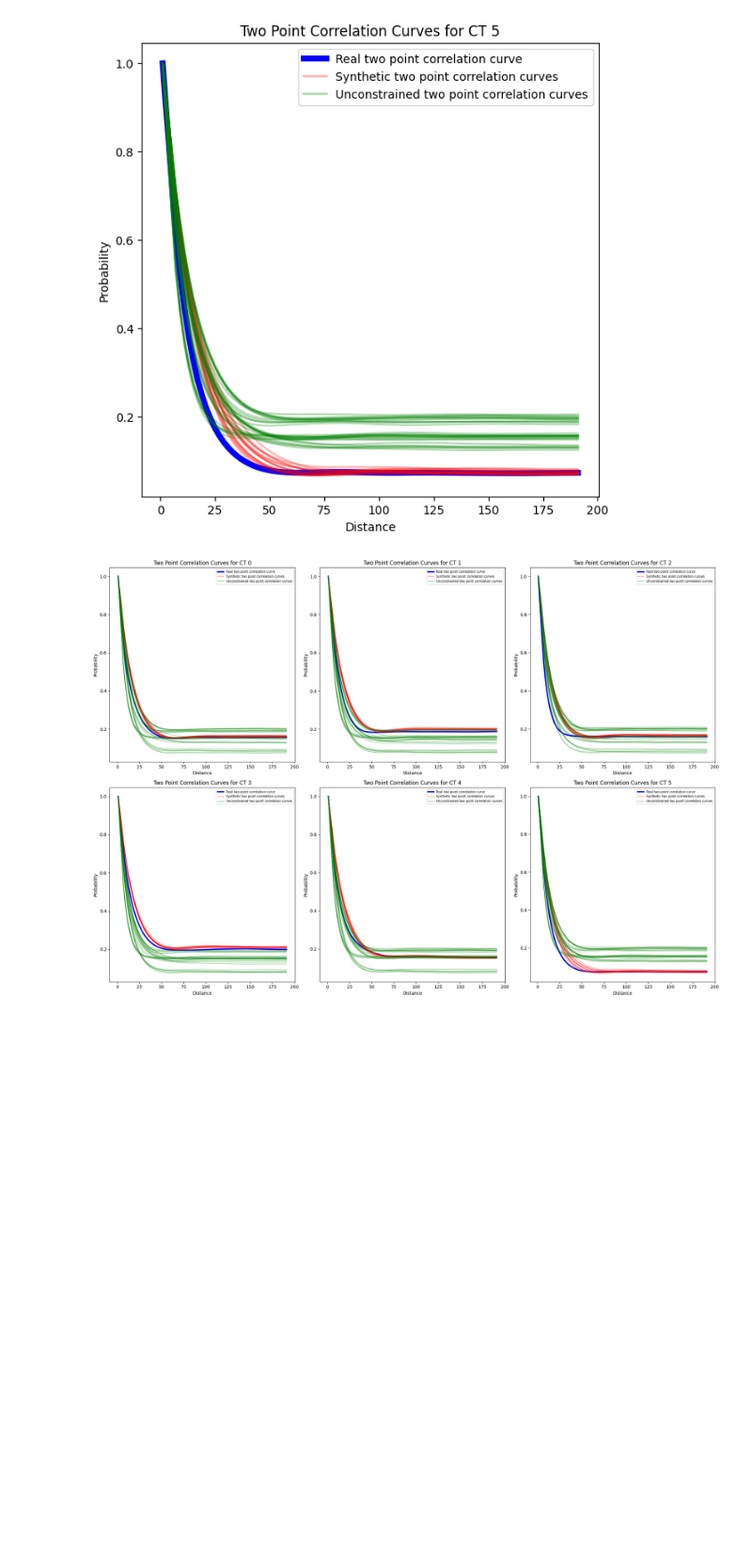
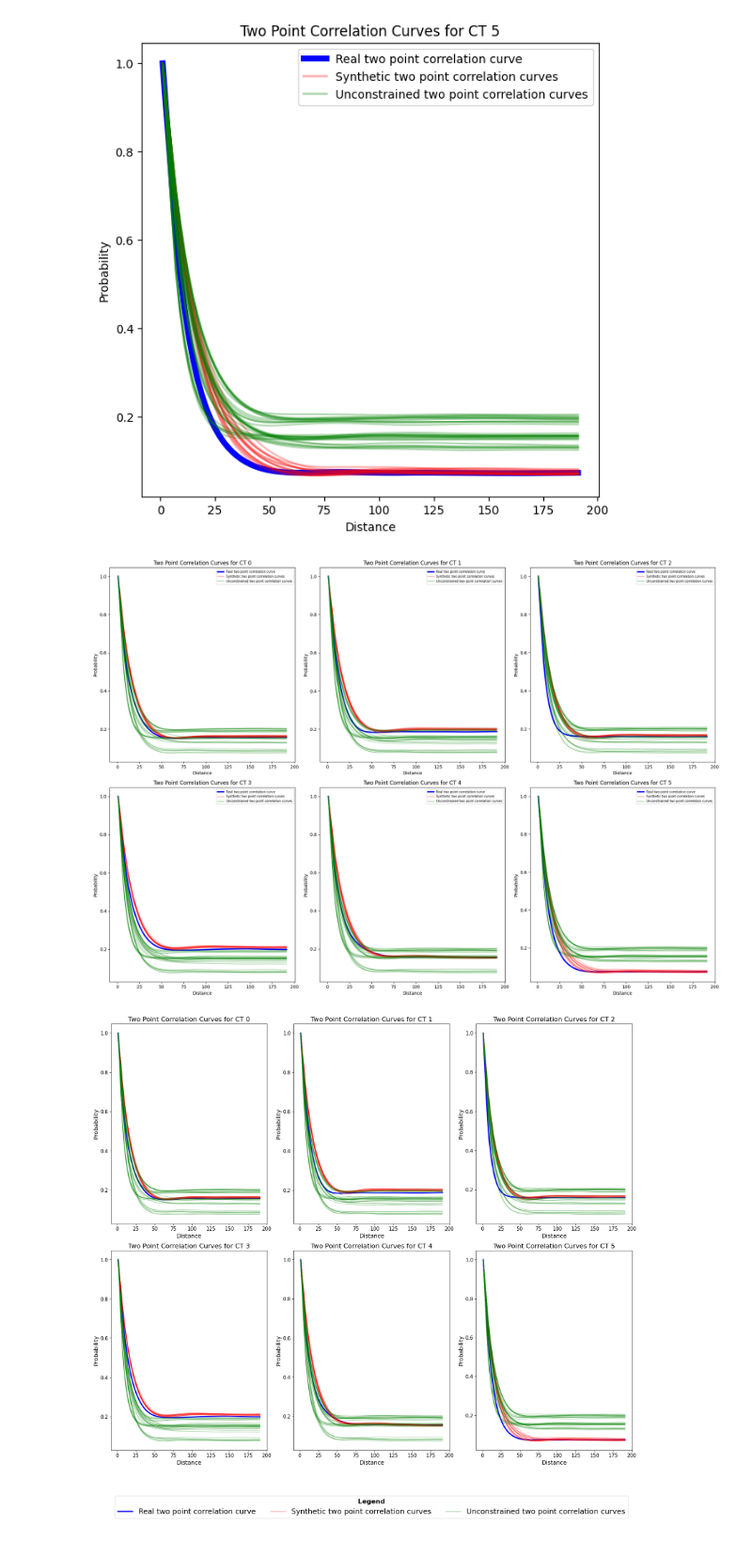
Before and after one commit to ZihanRen/poretransformer, a Jupyter notebook: lpu3dnet/post_process/visualize_2p.ipynb, the cells around one changed output. Shown at 94% size. Cells and saved outputs as stored; diff of their text form; code cells hidden in the pictures; blank space fills up the shorter version.

```diff
--- a/lpu3dnet/post_process/visualize_2p.ipynb
+++ b/lpu3dnet/post_process/visualize_2p.ipynb
@@ -114,3 +114,67 @@ def plot_grid():
 plot_grid()
 # %% [output]
 [figure]
+# %%
+import matplotlib.pyplot as plt
+import pickle
+
+def plot_subplot(ax, two_p, ct_idx):
+    num_pred = len(two_p['pred'])
+    num_compare = len(two_p['compare'])
+
+    pred = two_p['pred']
+    compare = two_p['compare']
+    real = two_p['real']
+
+    # Plotting real data
+    ax.plot(real.distance, real.probability, color='blue', linewidth=3)
+
+    # Plotting prediction data
+    for i in range(num_pred):
+        ax.plot(pred[i].distance, pred[i].probability, color='red', alpha=0.3)
+
+    # Plotting compare (reference) data
+    for i in range(num_compare):
+        ax.plot(compare[i].distance, compare[i].probability, color='green', alpha=0.3)
+
+    ax.set_xlabel('Distance', fontsize=14)
+    ax.set_ylabel('Probability', fontsize=14)
+    ax.set_title(f'Two Point Correlation Curves for CT {ct_idx}', fontsize=16)
+    ax.tick_params(axis='both', which='major', labelsize=12)
+
+def plot_grid():
+    root_dir = 'db'
+    volume_dim = 6
+    sample_idx = 0
+
+    fig = plt.figure(figsize=(20, 18))  # Slightly increased figure height
+    gs = fig.add_gridspec(3, 3, height_ratios=[1, 1, 0.3])  # Increased bottom row height ratio
+
+    for ct_idx in range(6):
+        ax = fig.add_subplot(gs[ct_idx // 3, ct_idx % 3])
+        with open(f'{root_dir}/sample_{ct_idx}/two_p_data_{volume_dim}.pickle', 'rb') as file:
+            twp_p_results = pickle.load(file)
+
+        two_p = twp_p_results[sample_idx]
+        plot_subplot(ax, two_p, ct_idx)
+
+    # Create legend
+    legend_ax = fig.add_subplot(gs[2, :])
+    legend_ax.axis('off')
+
+    handles = [
+        plt.Line2D([0], [0], color='blue', linewidth=3, label='Real two point correlation curve'),
+        plt.Line2D([0], [0], color='red', alpha=0.3, linewidth=2, label='Synthetic two point correlation curves'),
+        plt.Line2D([0], [0], color='green', alpha=0.3, linewidth=2, label='Unconstrained two point correlation curves')
+    ]
+    legend = legend_ax.legend(handles=handles, loc='center', ncol=3, fontsize=18, title='Legend')
+    legend.get_title().set_fontweight('bold')
+    legend.get_title().set_fontsize(16)
+
+    plt.tight_layout()
+    plt.show()
+
+# Call the function to create the plot
+plot_grid()
+# %% [output]
+[figure, added]
```
Also changed, not shown: 3 other files.
